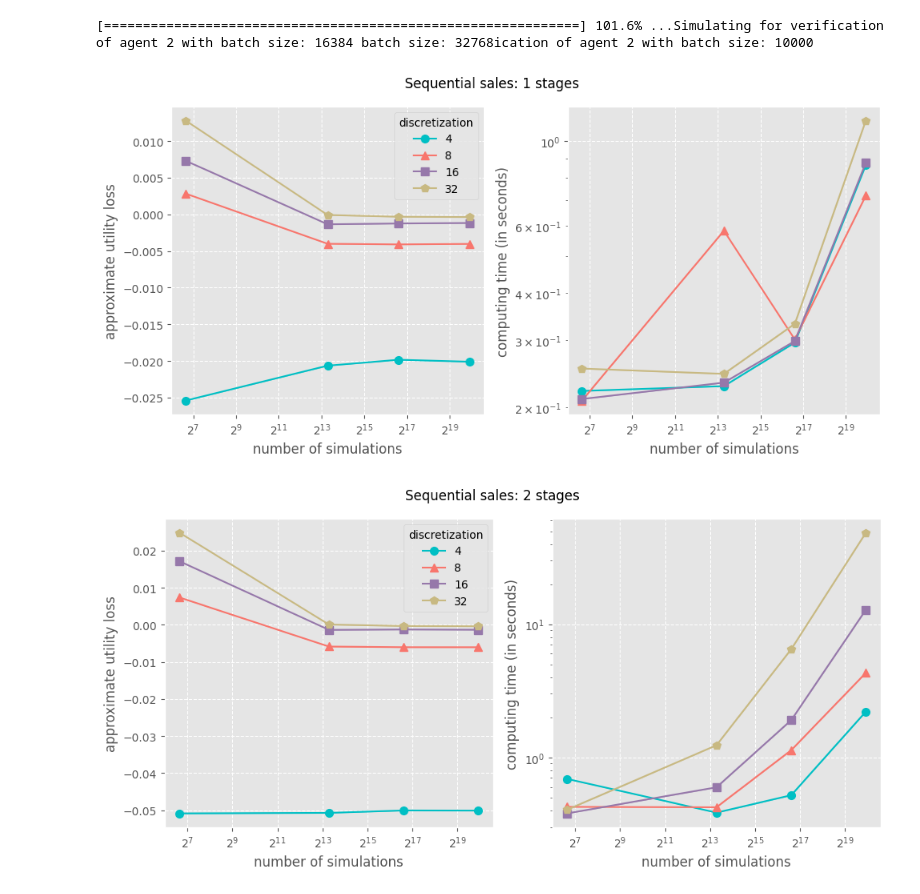
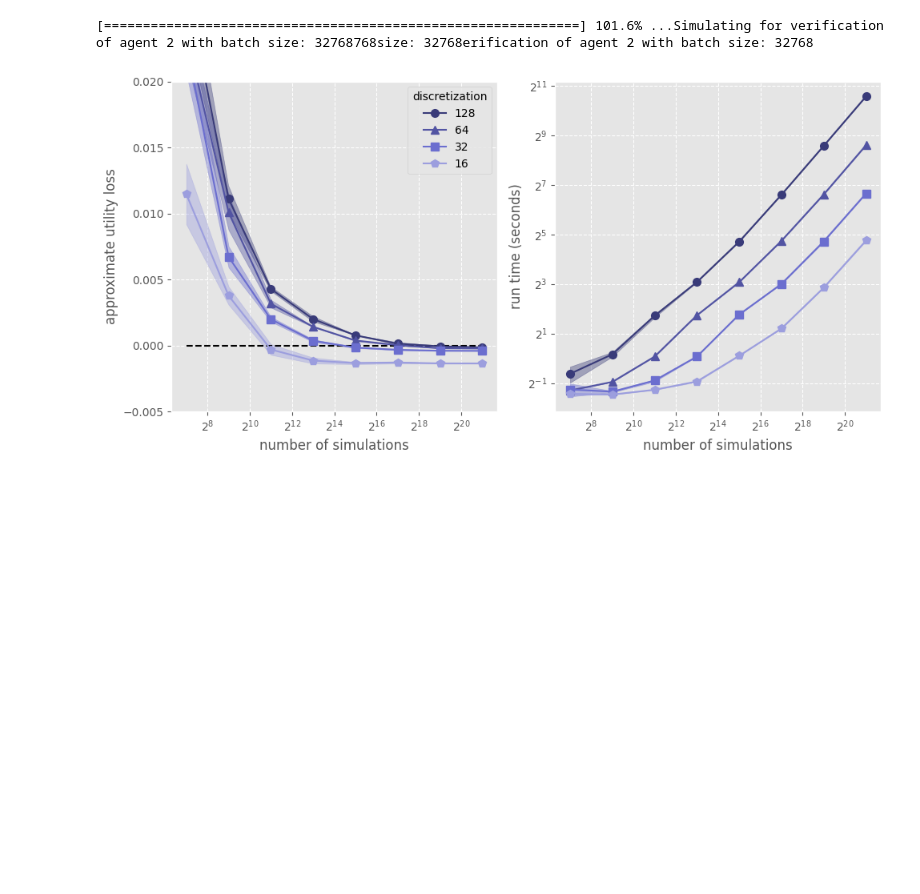
Before and after one commit to FabianPieroth/DRL-in-multi-stage-games, a Jupyter notebook: scripts/run_verifier_analysis.ipynb, the cells around one changed output. Cells and saved outputs as stored; diff of their text form; code cells hidden in the pictures; blank space fills up the shorter version.

Commit message:
minor logging changes

```diff
--- a/scripts/run_verifier_analysis.ipynb
+++ b/scripts/run_verifier_analysis.ipynb
@@ -50,18 +48,20 @@ for idx, option in options:
     num_rounds_to_play, num_simulations, action_discretization = option
 
     for i in range(runs):
-        config = io_ut.get_config([
-            f"seed={i}",
-            f"device={device}",
-            f"policy_sharing={policy_sharing}",
-            f"verify_br=true",
-            f"verifier.num_simulations={num_simulations}",
-            f"verifier.action_discretization={action_discretization}",
-            f"rl_envs.num_rounds_to_play={num_rounds_to_play}",
-            f"rl_envs.num_agents={num_rounds_to_play + 1}",
-            f"delete_logs_after_training=true",
-        ])
-        env = env_ut.get_env(config)
+        config = io_ut.get_config(
+                overrides=[
+                f"seed={i}",
+                f"device={device}",
+                f"policy_sharing={policy_sharing}",
+                f"verify_br=true",
+                f"verifier.num_simulations={num_simulations}",
+                f"verifier.action_discretization={action_discretization}",
+                f"rl_envs.num_rounds_to_play={num_rounds_to_play}",
+                f"rl_envs.num_agents={num_rounds_to_play + 1}",
+                f"delete_logs_after_training=true",
+            ]
+        )
+        env = get_env(config)
         ma_learner = MultiAgentCoordinator(config, env)
 
         tic = timer()
@@ -72,34 +72,36 @@ for idx, option in options:
         elapsed_times[(i,) + idx] = elapsed_time
 
         # Wrap up
-        io_ut.wrap_up_experiment_logging(config)
+        io_ut.wrap_up_learning_logging(config)
 # %% [output]
-[=============================================================] 101.6% ...Simulating for verification of agent 2 with batch size: 16384 batch size: 32768ication of agent 2 with batch size: 10000
+[=============================================================] 101.6% ...Simulating for verification of agent 2 with batch size: 32768768size: 32768erification of agent 2 with batch size: 32768
 # %%
 def plot(metric, time):
     markers = ['o', '^', 's', 'p', '.', '+'] * 3
     _, axs = plt.subplots(1, 2, figsize=(10, 5))
+    axs[0].plot([num_simulations_options[0], num_simulations_options[-1]], [0, 0], '--', color='black')
     for ax, y in zip(axs, [metric, time]):
         for j, num_simulations in enumerate(action_discretization_options):
             mean, std = y[:, :, j].mean(axis=0), y[:, :, j].std(axis=0)
             ax.plot(num_simulations_options, mean,
                     label=f'{num_simulations}',
                     ms=7, color=colors[j], marker=markers[j])
-            ax.fill_between(num_simulations_options, mean-std, mean+std, alpha=.3,
+            ax.fill_between(num_simulations_options, mean-std, mean+std, alpha=.4,
                             color=colors[j])
         ax.set_xlabel('number of simulations')
-        ax.grid(linestyle='--'); ax.set_xscale('log', base=2);
-    axs[1].set_yscale('log', base=10)
+        ax.grid(linestyle='--'); ax.set_xscale('log', base=2)
+    # axs[0].set_yscale('log', base=10)
+    axs[0].set_ylim([-.005, 0.02])
+    axs[1].set_yscale('log', base=2)
     axs[0].legend(title="discretization")
     return axs
 # %%
 for j, num_rounds_to_play in enumerate(num_rounds_to_play_options):
     axs = plot(utility_losses[:, j, :, :], elapsed_times[:, j, :, :])
-    plt.suptitle(f"Sequential sales: {num_rounds_to_play} stages")
+    # plt.suptitle(f"Sequential sales: {num_rounds_to_play} stages")
     axs[0].set_ylabel('approximate utility loss')
-    axs[1].set_ylabel('computing time (in seconds)')
+    axs[1].set_ylabel('run time (seconds)')
     plt.tight_layout(); plt.savefig(f'../logs/utility_loss_analysis_{num_rounds_to_play}_stages.pdf')
     plt.show()
 # %% [output]
-[figure, old version]
+[figure, new version]
-[figure, removed]
```
Also changed, not shown: parts of 3 cells of this notebook, 3 other files.
